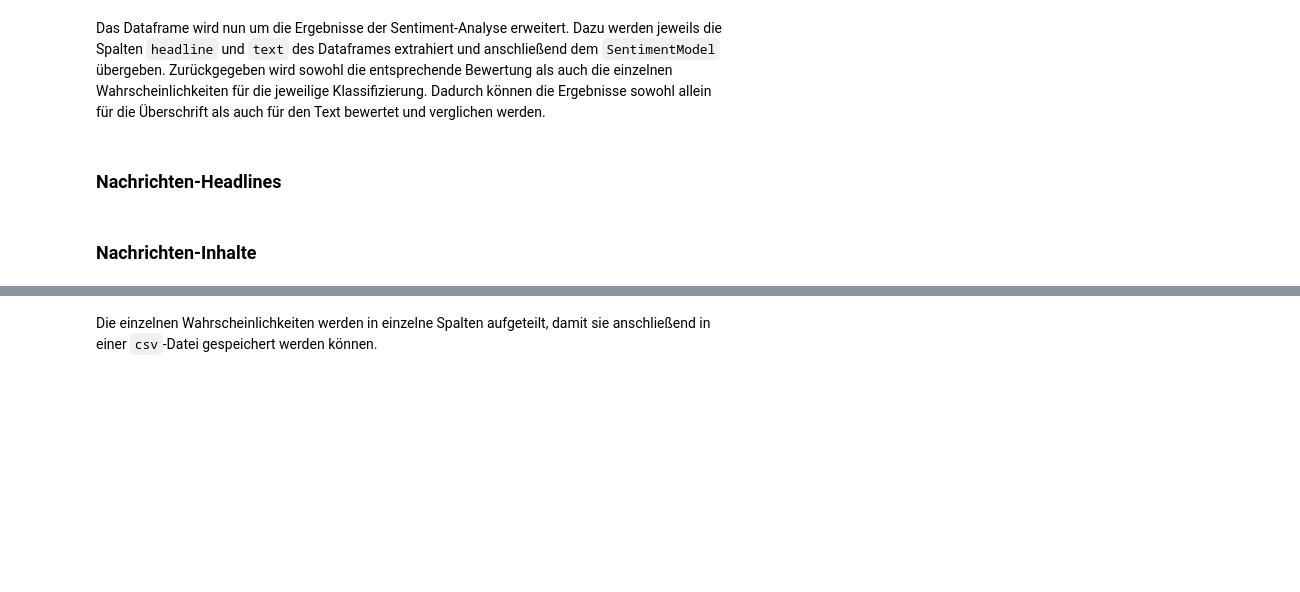
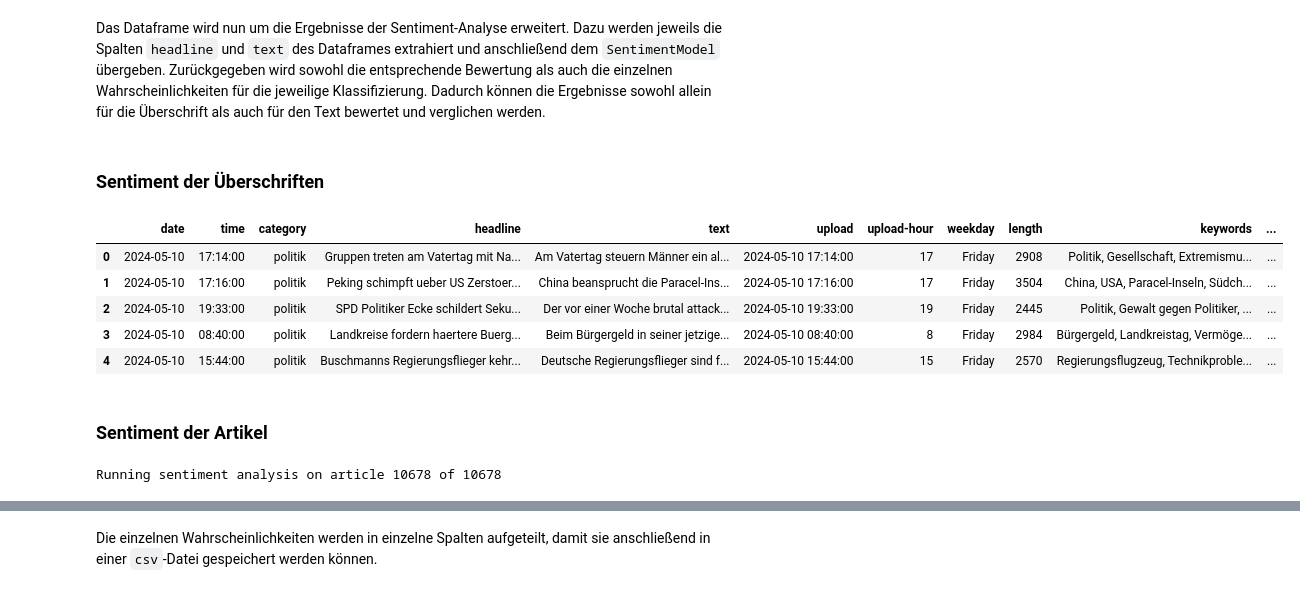
Before and after one commit to okaihe/SS2024-ASUD-Textanalyse, a Jupyter notebook: 1-3-Datenanalyse.ipynb, the cells around one changed output, grey strips where cells are left out. Drawn from its saved outputs; the diff is of its cells as text; code cells hidden in the pictures; blank space fills up the shorter version.

Commit message:
Finish data gathering

```diff
--- a/1-3-Datenanalyse.ipynb
+++ b/1-3-Datenanalyse.ipynb
@@ -28,7 +23,6 @@ Zum Einlesen der `csv`-Datei wird die Python-Bibliothek `Pandas` verwendet. Wir
 # %%
 import pandas as pd
 # %%
-articles_data = pd.read_csv('2-1-data.csv')
+articles_data = pd.read_csv('2-3-data-extended-keywords.csv')
 articles = pd.DataFrame(articles_data)
-articles = articles.drop('filename', axis=1)
-articles
+articles.head()
@@ -37,16 +38,23 @@ articles
 # %% [markdown]
 Das Dataframe wird nun um die Ergebnisse der Sentiment-Analyse erweitert. Dazu werden jeweils die Spalten `headline` und `text` des Dataframes extrahiert und anschließend dem `SentimentModel` übergeben. Zurückgegeben wird sowohl die entsprechende Bewertung als auch die einzelnen Wahrscheinlichkeiten für die jeweilige Klassifizierung. Dadurch können die Ergebnisse sowohl allein für die Überschrift als auch für den Text bewertet und verglichen werden.
 # %% [markdown]
-### Nachrichten-Headlines
+### Sentiment der Überschriften
 # %%
 headlines = articles['headline']
 headlines_classes, headlines_probabilities = sentiment_model.predict_sentiment(headlines, output_probabilities = True)
 # %%
 articles = articles.assign(sentiment_headline=headlines_classes)
 articles = articles.assign(sentiment_prob_headline=headlines_probabilities)
-articles
+articles.head()
+# %% [output]
+|  | date | time | category | headline | text | upload | upload-hour | weekday | length | keywords | ... |
+| 0 | 2024-05-10 | 17:14:00 | politik | Gruppen treten am Vatertag mit Na... | Am Vatertag steuern Männer ein al... | 2024-05-10 17:14:00 | 17 | Friday | 2908 | Politik, Gesellschaft, Extremismu... | ... |
+| 1 | 2024-05-10 | 17:16:00 | politik | Peking schimpft ueber US Zerstoer... | China beansprucht die Paracel-Ins... | 2024-05-10 17:16:00 | 17 | Friday | 3504 | China, USA, Paracel-Inseln, Südch... | ... |
+| 2 | 2024-05-10 | 19:33:00 | politik | SPD Politiker Ecke schildert Seku... | Der vor einer Woche brutal attack... | 2024-05-10 19:33:00 | 19 | Friday | 2445 | Politik, Gewalt gegen Politiker, ... | ... |
+| 3 | 2024-05-10 | 08:40:00 | politik | Landkreise fordern haertere Buerg... | Beim Bürgergeld in seiner jetzige... | 2024-05-10 08:40:00 | 8 | Friday | 2984 | Bürgergeld, Landkreistag, Vermöge... | ... |
+| 4 | 2024-05-10 | 15:44:00 | politik | Buschmanns Regierungsflieger kehr... | Deutsche Regierungsflieger sind f... | 2024-05-10 15:44:00 | 15 | Friday | 2570 | Regierungsflugzeug, Technikproble... | ... |
 # %% [markdown]
-### Nachrichten-Inhalte
+### Sentiment der Artikel
 # %%
 def sentiment_on_texts(articles_df):
     length = len(articles_df)
@@ -58,6 +66,8 @@ def sentiment_on_texts(articles_df):
     return sentiments
 # %%
 text_sentiments = sentiment_on_texts(articles)
+# %% [output]
+Running sentiment analysis on article 10678 of 10678
 # %%
 texts_classes = [x[0][0] for x in text_sentiments]
 texts_probabilities = [x[1][0] for x in text_sentiments]
```
Also changed, not shown: parts of 9 cells of this notebook, 8 other files.
